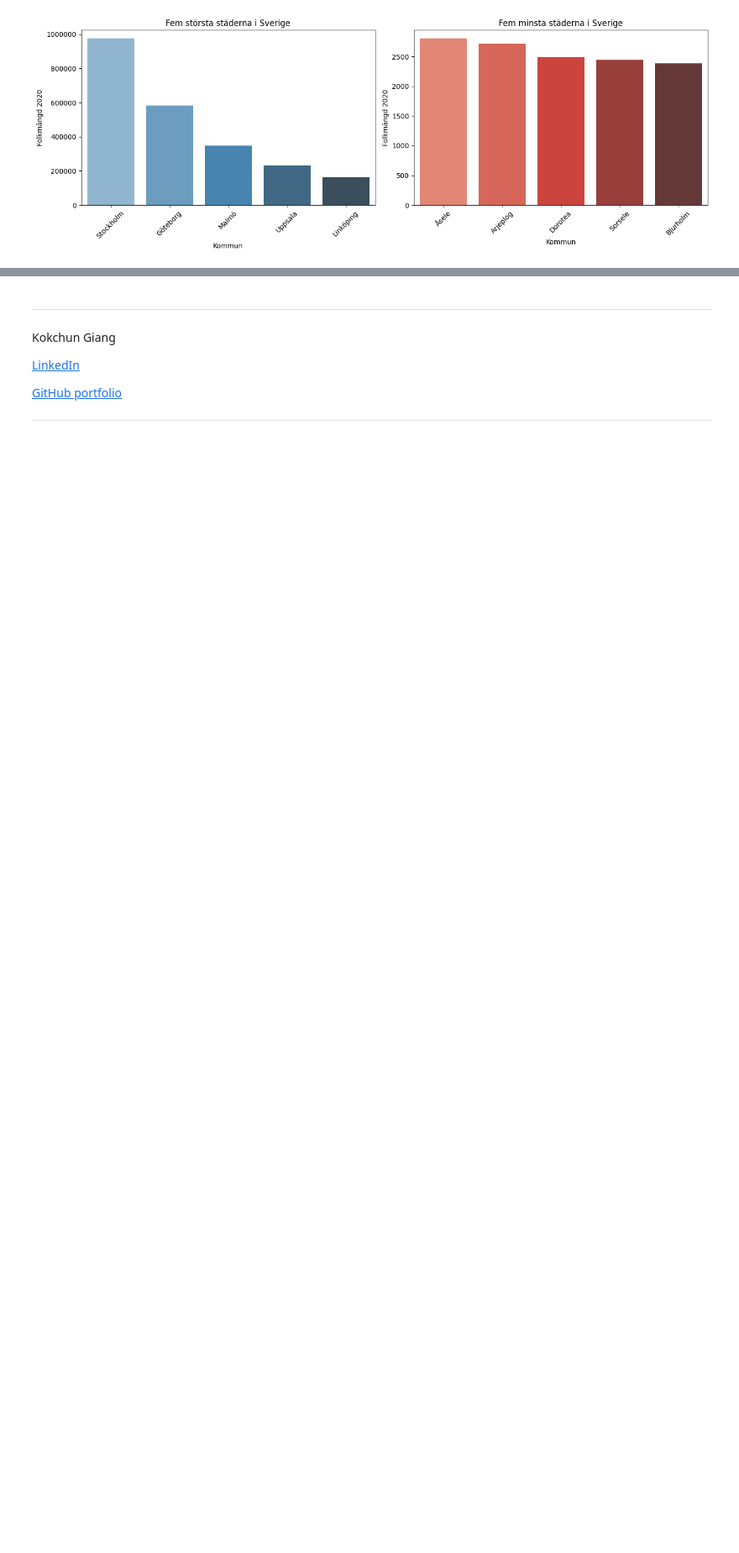
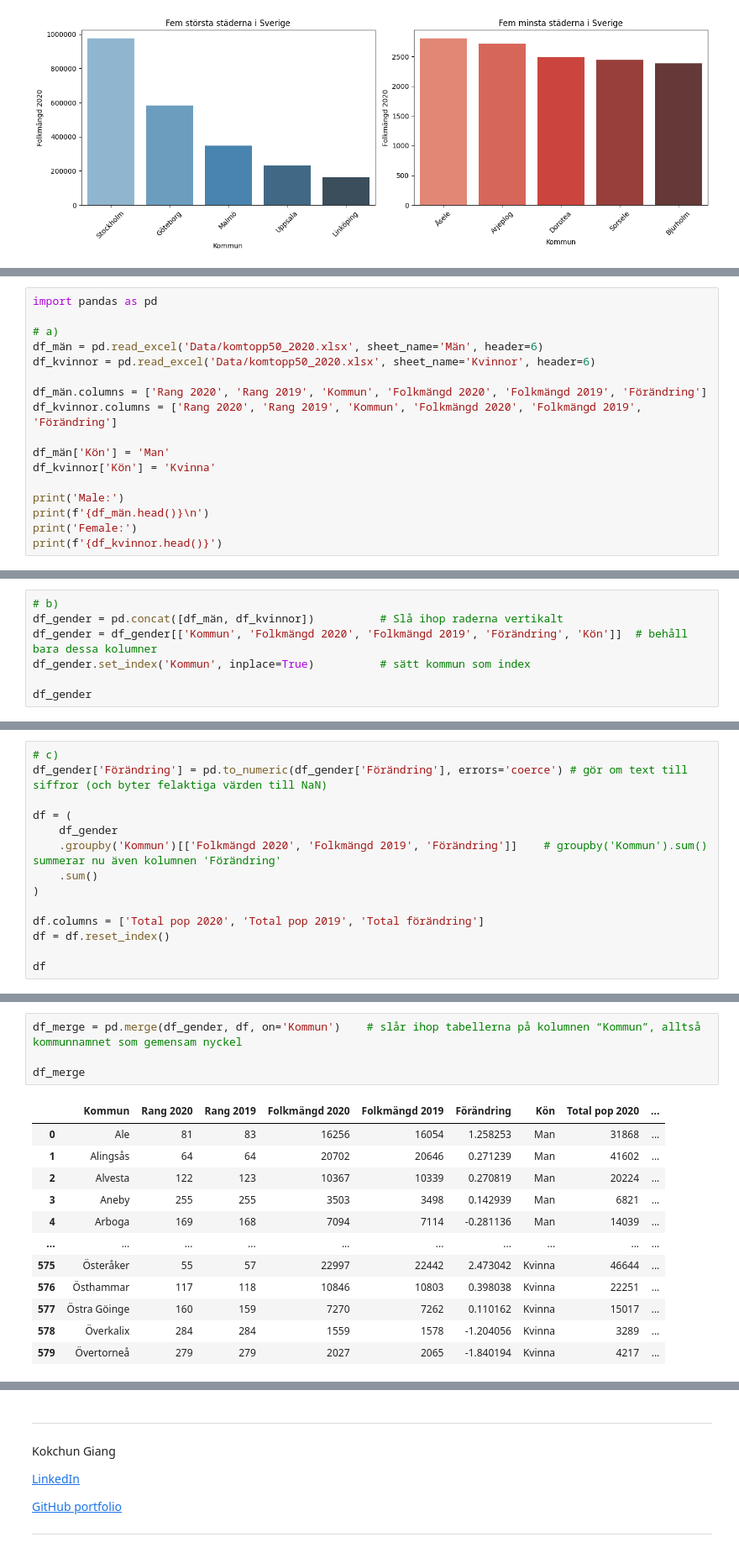
Before and after one commit to LucasZFriborg/Databehandling-Lucas-ZachauFriborg, a Jupyter notebook: Exercises/E00_pandas_basic_syntax.ipynb, the cells around one changed output, grey strips where cells are left out. Shown: that part at 84% size. Saved outputs shown, nothing was run; the diff lists cells and outputs as text; blank space fills up the shorter version.

```diff
--- a/Exercises/E00_pandas_basic_syntax.ipynb
+++ b/Exercises/E00_pandas_basic_syntax.ipynb
@@ -509,3 +509,20 @@ h)
 <img src="../assets/pop_change.png" height="200"/>
 
 </details>
+# %%
+import pandas as pd
+
+# a)
+df_män = pd.read_excel('Data/komtopp50_2020.xlsx', sheet_name='Män', header=6)
+df_kvinnor = pd.read_excel('Data/komtopp50_2020.xlsx', sheet_name='Kvinnor', header=6)
+
+df_män.columns = ['Rang 2020', 'Rang 2019', 'Kommun', 'Folkmängd 2020', 'Folkmängd 2019', 'Förändring']
+df_kvinnor.columns = ['Rang 2020', 'Rang 2019', 'Kommun', 'Folkmängd 2020', 'Folkmängd 2019', 'Förändring']
+
+df_män['Kön'] = 'Man'
+df_kvinnor['Kön'] = 'Kvinna'
+
+print('Male:')
+print(f'{df_män.head()}\n')
+print('Female:')
+print(f'{df_kvinnor.head()}')
@@ -511,0 +547,7 @@ h)
+# %%
+# b)
+df_gender = pd.concat([df_män, df_kvinnor])          # Slå ihop raderna vertikalt
+df_gender = df_gender[['Kommun', 'Folkmängd 2020', 'Folkmängd 2019', 'Förändring', 'Kön']]  # behåll bara dessa kolumner
+df_gender.set_index('Kommun', inplace=True)          # sätt kommun som index
+
+df_gender
@@ -511,0 +569,14 @@ h)
+# %%
+# c)
+df_gender['Förändring'] = pd.to_numeric(df_gender['Förändring'], errors='coerce') # gör om text till siffror (och byter felaktiga värden till NaN)
+
+df = (
+    df_gender
+    .groupby('Kommun')[['Folkmängd 2020', 'Folkmängd 2019', 'Förändring']]    # groupby('Kommun').sum() summerar nu även kolumnen 'Förändring'
+    .sum()
+)
+
+df.columns = ['Total pop 2020', 'Total pop 2019', 'Total förändring']
+df = df.reset_index()
+
+df
@@ -511,0 +597,17 @@ h)
+# %%
+df_merge = pd.merge(df_gender, df, on='Kommun')    # slår ihop tabellerna på kolumnen “Kommun”, alltså kommunnamnet som gemensam nyckel
+
+df_merge
+# %% [output]
+|  | Kommun | Rang 2020 | Rang 2019 | Folkmängd 2020 | Folkmängd 2019 | Förändring | Kön | Total pop 2020 | ... |
+| 0 | Ale | 81 | 83 | 16256 | 16054 | 1.258253 | Man | 31868 | ... |
+| 1 | Alingsås | 64 | 64 | 20702 | 20646 | 0.271239 | Man | 41602 | ... |
+| 2 | Alvesta | 122 | 123 | 10367 | 10339 | 0.270819 | Man | 20224 | ... |
+| 3 | Aneby | 255 | 255 | 3503 | 3498 | 0.142939 | Man | 6821 | ... |
+| 4 | Arboga | 169 | 168 | 7094 | 7114 | -0.281136 | Man | 14039 | ... |
+| ... | ... | ... | ... | ... | ... | ... | ... | ... | ... |
+| 575 | Österåker | 55 | 57 | 22997 | 22442 | 2.473042 | Kvinna | 46644 | ... |
+| 576 | Östhammar | 117 | 118 | 10846 | 10803 | 0.398038 | Kvinna | 22251 | ... |
+| 577 | Östra Göinge | 160 | 159 | 7270 | 7262 | 0.110162 | Kvinna | 15017 | ... |
+| 578 | Överkalix | 284 | 284 | 1559 | 1578 | -1.204056 | Kvinna | 3289 | ... |
+| 579 | Övertorneå | 279 | 279 | 2027 | 2065 | -1.840194 | Kvinna | 4217 | ... |
```
Also changed, not shown: parts of 4 cells of this notebook.
